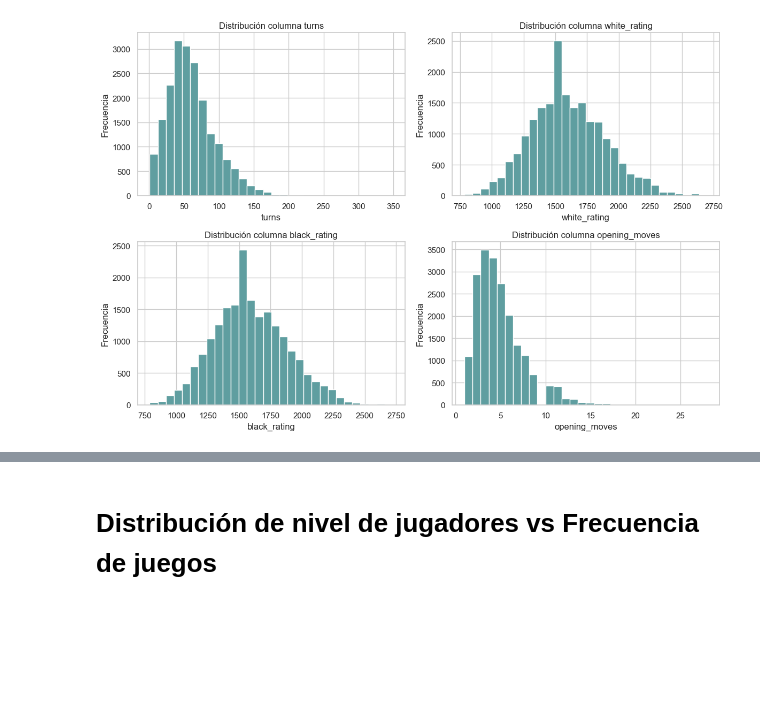
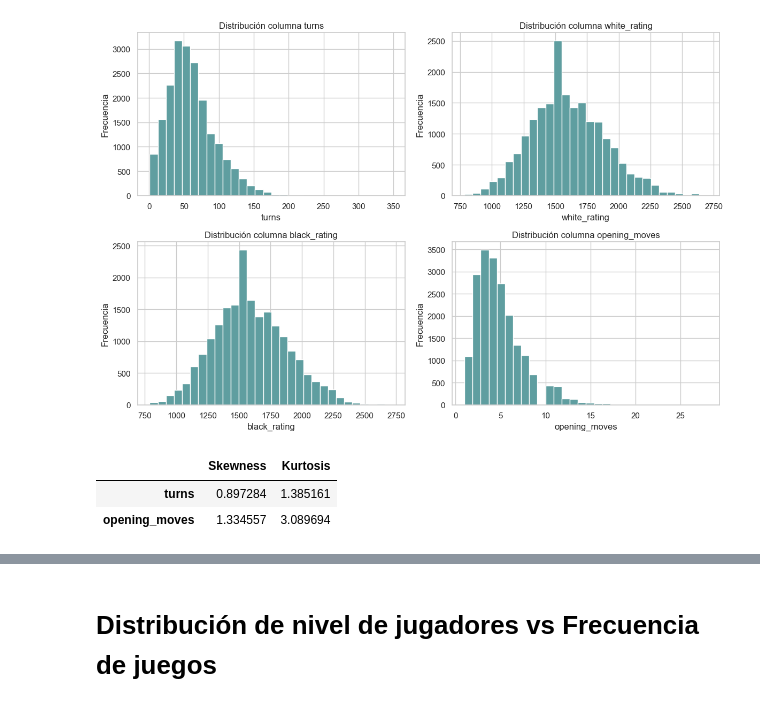
Before and after one commit to AlexNoelHdz/CHESS_openings, a Jupyter notebook: EDA.ipynb, the cells around one changed output, grey strips where cells are left out. Cells and saved outputs as stored; diff of their text form; code cells hidden in the pictures; blank space fills up the shorter version.

```diff
--- a/EDA.ipynb
+++ b/EDA.ipynb
@@ -201,3 +228,15 @@ plt.tight_layout()
 plt.show()
 # %% [output]
 [figure]
+# %%
+# Calculating skewness and kurtosis for the specified columns
+skewness = chess_data[['turns', 'opening_moves']].skew().rename('Skewness')
+kurtosis = chess_data[['turns', 'opening_moves']].kurtosis().rename('Kurtosis')
+
+# Combining the results into a single DataFrame
+skew_kurtosis_stats = pd.concat([skewness, kurtosis], axis=1)
+skew_kurtosis_stats
+# %% [output]
+|  | Skewness | Kurtosis |
+| turns | 0.897284 | 1.385161 |
+| opening_moves | 1.334557 | 3.089694 |
```
Also changed, not shown: parts of 13 cells of this notebook, 28 other files.
